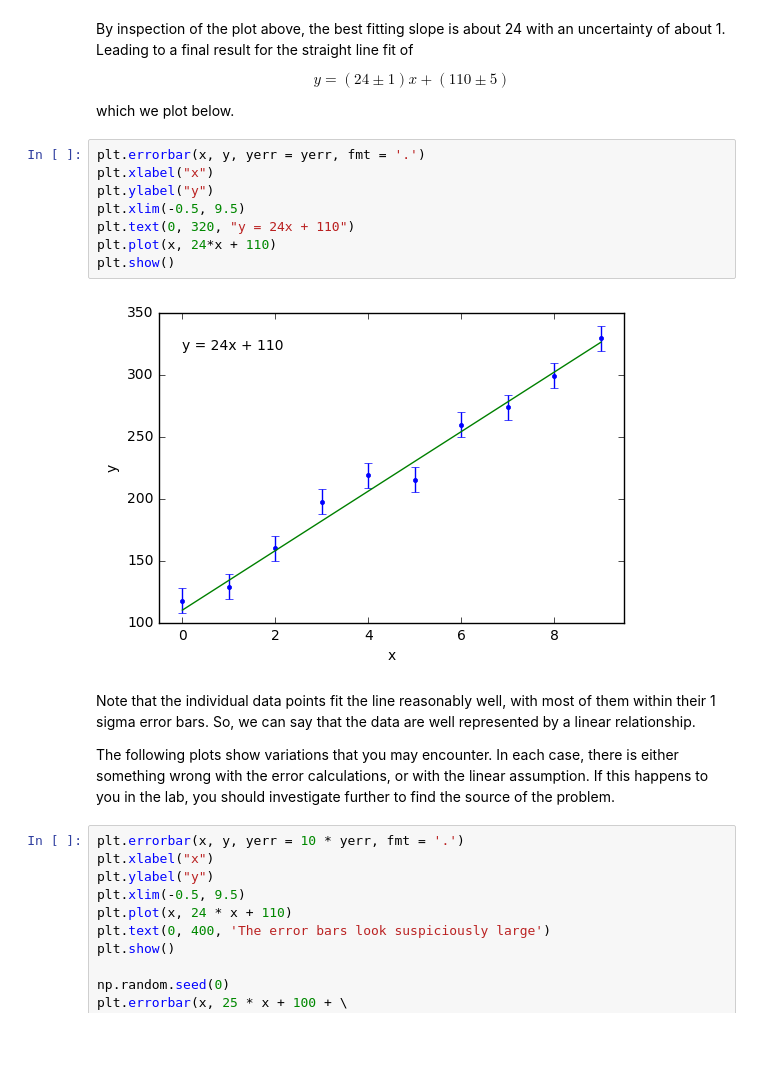
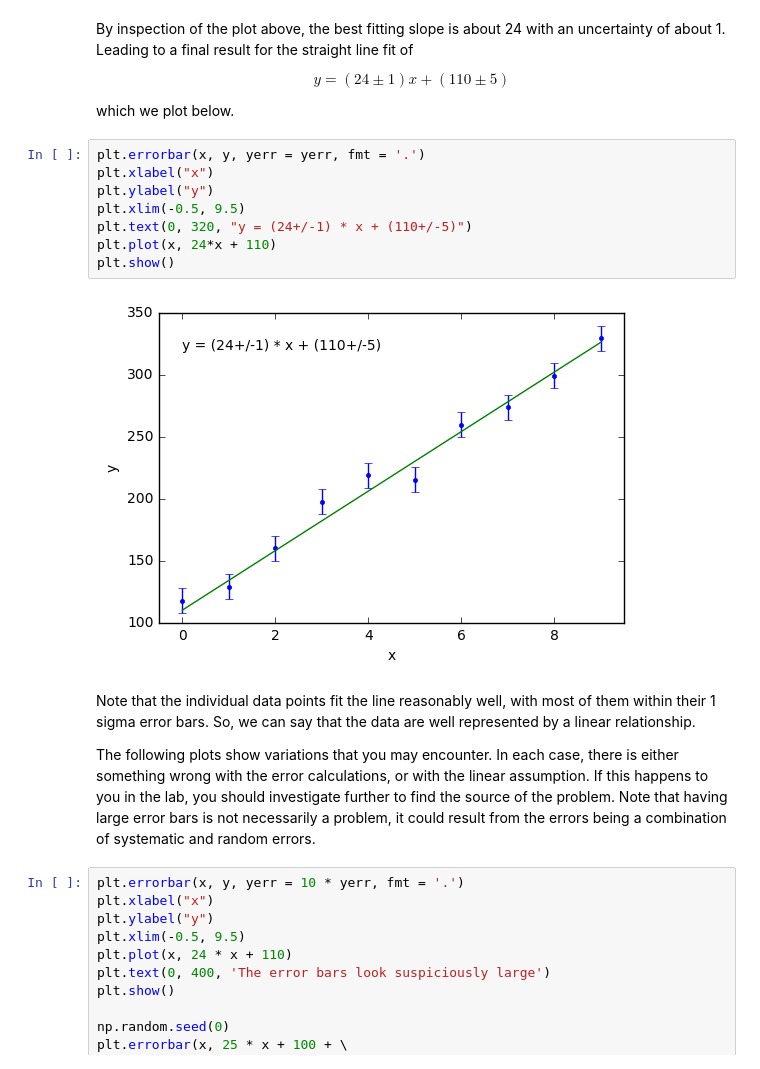
Before and after one commit to phys3112/intro, a Jupyter notebook: mcba12-fitting-a-straight-line.ipynb, the cells around one changed output. Cells and saved outputs as stored; diff of their text form; blank space fills up the shorter version.

```diff
--- a/mcba12-fitting-a-straight-line.ipynb
+++ b/mcba12-fitting-a-straight-line.ipynb
@@ -86,17 +88,17 @@ which we plot below.
 # %%
 plt.errorbar(x, y, yerr = yerr, fmt = '.')
 plt.xlabel("x")
 plt.ylabel("y")
 plt.xlim(-0.5, 9.5)
-plt.text(0, 320, "y = 24x + 110")
+plt.text(0, 320, "y = (24+/-1) * x + (110+/-5)")
 plt.plot(x, 24*x + 110)
 plt.show()
 # %% [output]
-[figure, old version]
+[figure, new version]
 # %% [markdown]
 Note that the individual data points fit the line reasonably well, with most of them within their 1 sigma error bars. So, we can say that the data are well represented by a linear relationship.
 
-The following plots show variations that you may encounter. In each case, there is either something wrong with the error calculations, or with the linear assumption. If this happens to you in the lab, you should investigate further to find the source of the problem.
+The following plots show variations that you may encounter. In each case, there is either something wrong with the error calculations, or with the linear assumption. If this happens to you in the lab, you should investigate further to find the source of the problem. Note that having large error bars is not necessarily a problem, it could result from the errors being a combination of systematic and random errors.
 # %%
 plt.errorbar(x, y, yerr = 10 * yerr, fmt = '.')
 plt.xlabel("x")
```
Also changed, not shown: parts of 4 cells of this notebook, 2 other files.
